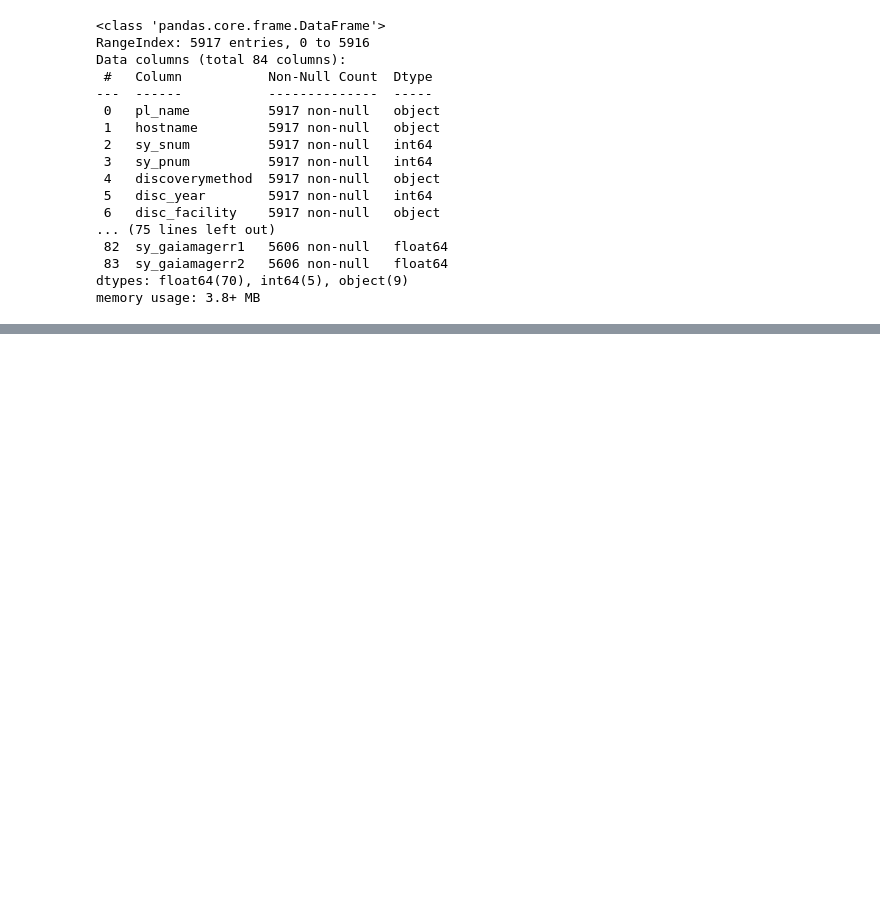
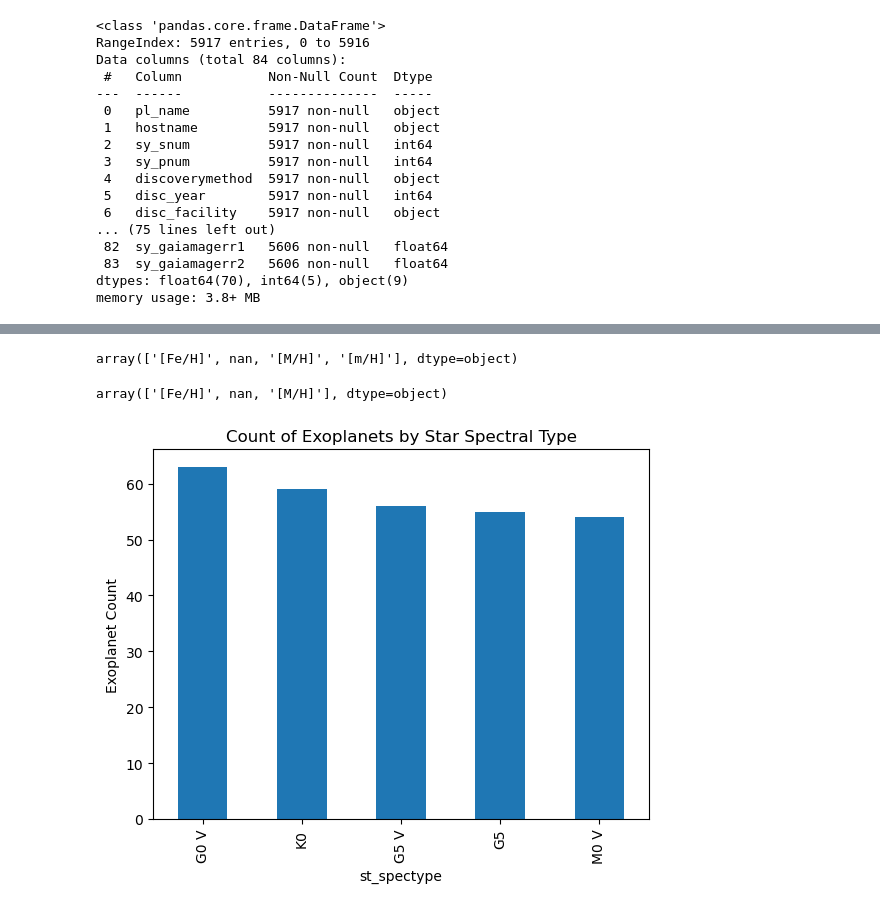
Before and after one commit to msmith89-wq/Life_Search, a Jupyter notebook: notebooks/Final_Capstone_Notebook.ipynb, the cells around one changed output, grey strips where cells are left out. Cells and saved outputs as stored; diff of their text form; code cells hidden in the pictures; blank space fills up the shorter version.

```diff
--- a/notebooks/Final_Capstone_Notebook.ipynb
+++ b/notebooks/Final_Capstone_Notebook.ipynb
@@ -56,0 +147,19 @@ exoplanets_df.isna()
+# %%
+exoplanets_df['st_metratio'].unique()
+# %% [output]
+array(['[Fe/H]', nan, '[M/H]', '[m/H]'], dtype=object)
+# %%
+exoplanets_df['st_metratio'] = exoplanets_df['st_metratio'].replace('[m/H]', '[M/H]')
+# %%
+exoplanets_df['st_metratio'].unique()
+# %% [output]
+array(['[Fe/H]', nan, '[M/H]'], dtype=object)
+# %%
+import matplotlib.pyplot as plt
+import seaborn as sns
+
+exoplanets_df.groupby('st_spectype')['pl_name'].count().sort_values(ascending=False).head().plot(kind = 'bar')
+plt.title('Count of Exoplanets by Star Spectral Type')
+plt.ylabel('Exoplanet Count');
+# %% [output]
+[figure, added]
```
Also changed, not shown: parts of 40 cells of this notebook, 1 other file.
